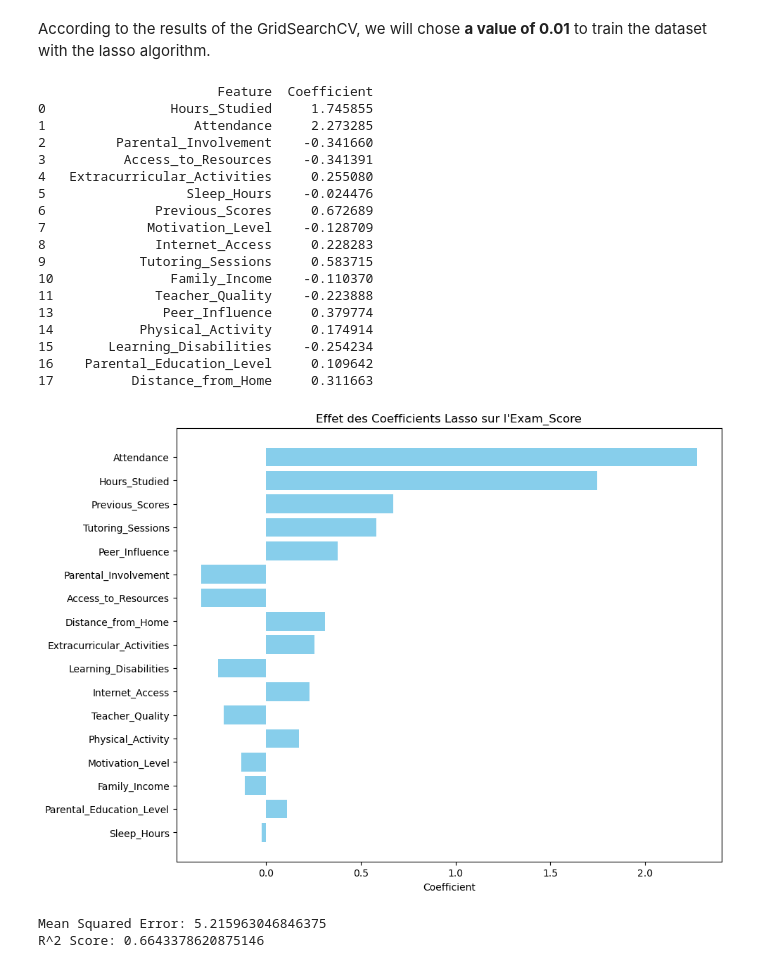
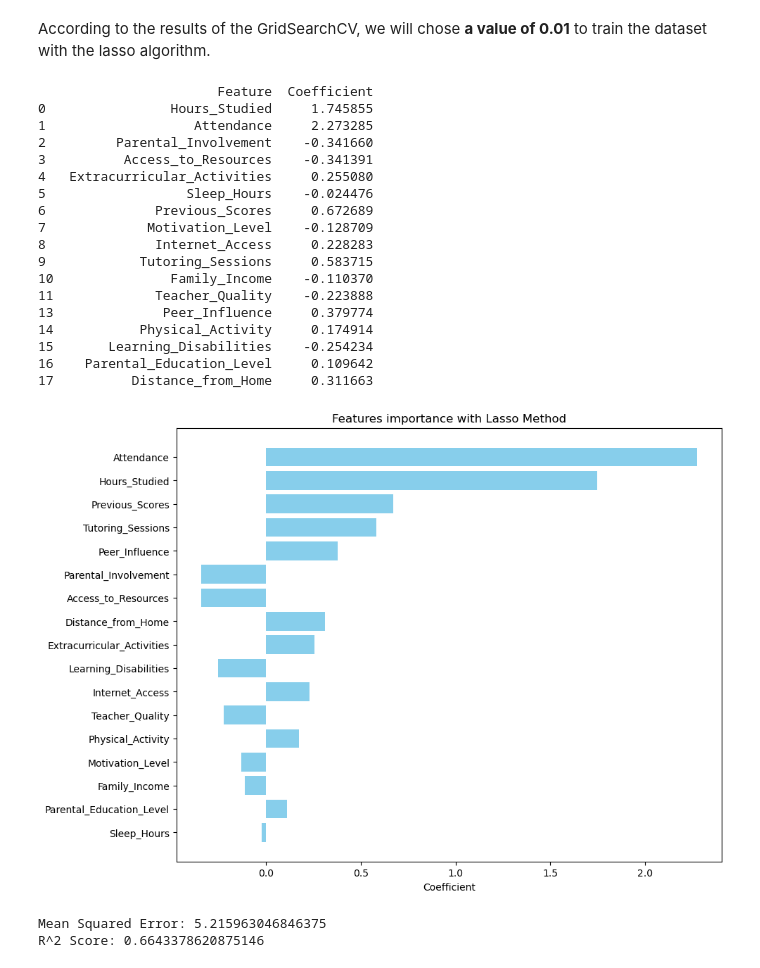
Before and after one commit to Louise726/DS-ML, a Jupyter notebook: DSML_Project.ipynb, the cells around one changed output. Saved outputs shown, nothing was run; the diff lists cells and outputs as text; code cells hidden in the pictures.

```diff
--- a/DSML_Project.ipynb
+++ b/DSML_Project.ipynb
@@ -588,13 +585,13 @@ Compared to Ridge, the Lasso method does not try to reduce the impact of multico
 In the context of our inference question, the results given by Lasso should be interesting.
 # %%
 # Define the target and the predictors
-X = data.drop(columns=['Exam_Score'])
-y = data['Exam_Score']
+X_lasso = data.drop(columns=['Exam_Score'])
+y_lasso = data['Exam_Score']
 
-X = pd.get_dummies(X, drop_first=True)
+X_lasso = pd.get_dummies(X_lasso, drop_first=True)
 
 # Split the dataset
-X_train, X_test, y_train, y_test = train_test_split(X, y, test_size=0.2, random_state=42)
+X_train, X_test, y_train, y_test = train_test_split(X_lasso, y_lasso, test_size=0.2, random_state=42)
 
 scaler = StandardScaler()
 X_train = scaler.fit_transform(X_train)
@@ -627,7 +624,7 @@ lasso.fit(X_train, y_train)
 y_pred = lasso.predict(X_test)
 
 lasso_coefficients = pd.DataFrame({
-    'Feature': X.columns,
+    'Feature': X_lasso.columns,
     'Coefficient': lasso.coef_
 })
 
@@ -635,36 +632,36 @@ lasso_coefficients = pd.DataFrame({
 lasso_coefficients = lasso_coefficients[lasso_coefficients['Coefficient'] != 0]
 print(lasso_coefficients)
 
 lasso_coefficients_sorted = lasso_coefficients.reindex(
     lasso_coefficients['Coefficient'].abs().sort_values(ascending=False).index
 )
 
 plt.figure(figsize=(10, 8))
 plt.barh(lasso_coefficients_sorted['Feature'], lasso_coefficients_sorted['Coefficient'], color='skyblue')
 plt.xlabel('Coefficient')
-plt.title("Effet des Coefficients Lasso sur l'Exam_Score")
-plt.gca().invert_yaxis()  # Inverser l'axe des y pour avoir les plus grands en haut
+plt.title("Features importance with Lasso Method")
+plt.gca().invert_yaxis()
 plt.show()
 # %% [output]
                        Feature  Coefficient
 0                Hours_Studied     1.745855
 1                   Attendance     2.273285
 2         Parental_Involvement    -0.341660
 3          Access_to_Resources    -0.341391
 4   Extracurricular_Activities     0.255080
 5                  Sleep_Hours    -0.024476
 6              Previous_Scores     0.672689
 7             Motivation_Level    -0.128709
 8              Internet_Access     0.228283
 9            Tutoring_Sessions     0.583715
 10               Family_Income    -0.110370
 11             Teacher_Quality    -0.223888
 13              Peer_Influence     0.379774
 14           Physical_Activity     0.174914
 15       Learning_Disabilities    -0.254234
 16    Parental_Education_Level     0.109642
 17          Distance_from_Home     0.311663
-[figure, old version]
+[figure, new version]
 # %%
 # MSE
 mse = mean_squared_error(y_test, y_pred)
```
Also changed, not shown: parts of 11 cells of this notebook.
